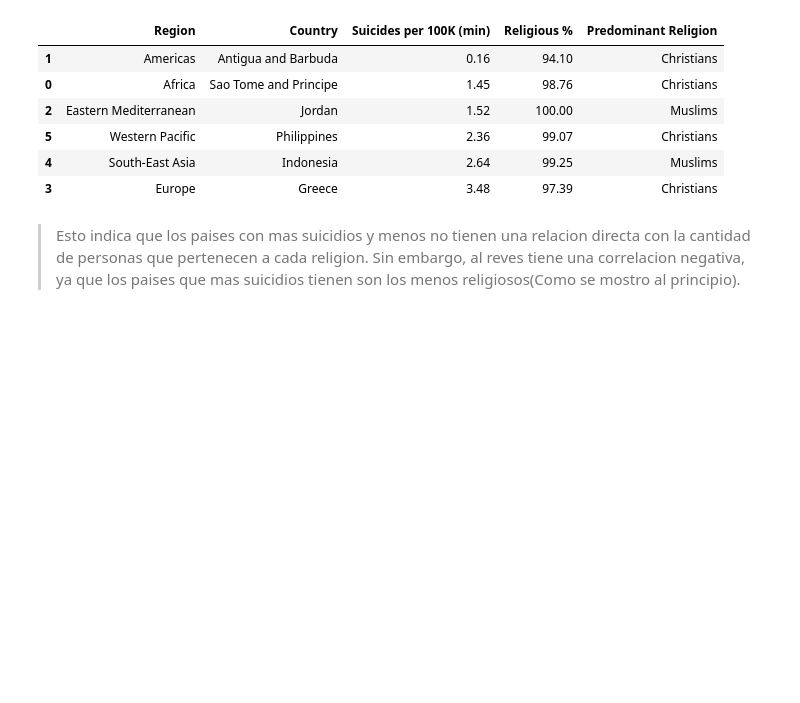
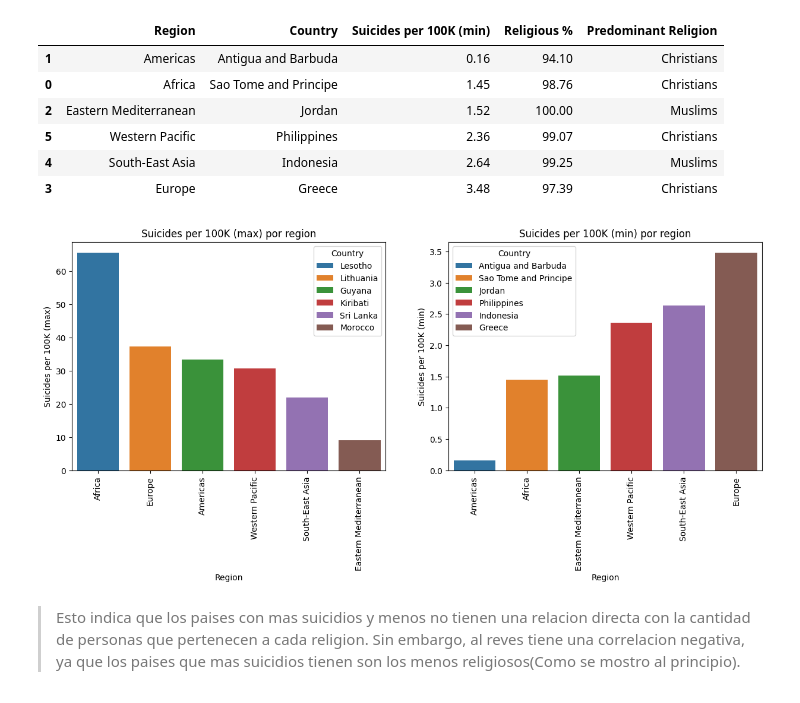
Before and after one commit to mardrouilly/Proyecto-I.C.D.-Grupo-2, a Jupyter notebook: Project_df.ipynb, the cells around one changed output. Saved outputs shown, nothing was run; the diff lists cells and outputs as text; code cells hidden in the pictures; blank space fills up the shorter version.

```diff
--- a/Project_df.ipynb
+++ b/Project_df.ipynb
@@ -375,5 +388,19 @@ suicidios_region_menos
 | 5 | Western Pacific | Philippines | 2.36 | 99.07 | Christians |
 | 4 | South-East Asia | Indonesia | 2.64 | 99.25 | Muslims |
 | 3 | Europe | Greece | 3.48 | 97.39 | Christians |
+# %%
+#Graficar suicidios_region_menos y suicidios_region_mas
+plt.figure(figsize=(15,5))
+plt.subplot(1,2,1)
+plt.title("Suicides per 100K (max) por region")
+sns.barplot(data=suicidios_region_mas, x="Region", y="Suicides per 100K (max)", hue="Country")
+plt.xticks(rotation=90)
+plt.subplot(1,2,2)
+plt.title("Suicides per 100K (min) por region")
+sns.barplot(data=suicidios_region_menos, x="Region", y="Suicides per 100K (min)", hue="Country")
+plt.xticks(rotation=90)
+plt.show()
+# %% [output]
+[figure, added]
 # %% [markdown]
 > Esto indica que los paises con mas suicidios y menos no tienen una relacion directa con la cantidad de personas que pertenecen a cada religion. Sin embargo, al reves tiene una correlacion negativa, ya que los paises que mas suicidios tienen son los menos religiosos(Como se mostro al principio).
```
Also changed, not shown: parts of 14 cells of this notebook.
